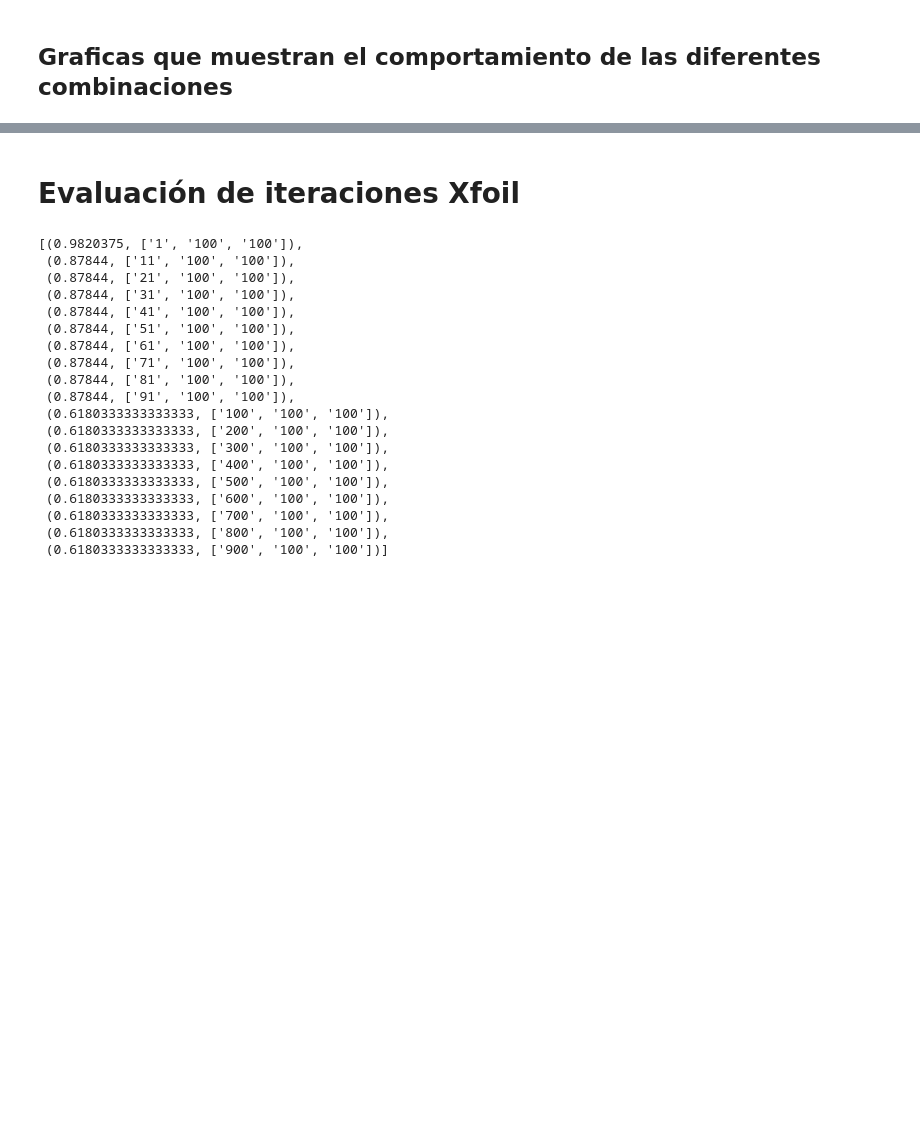
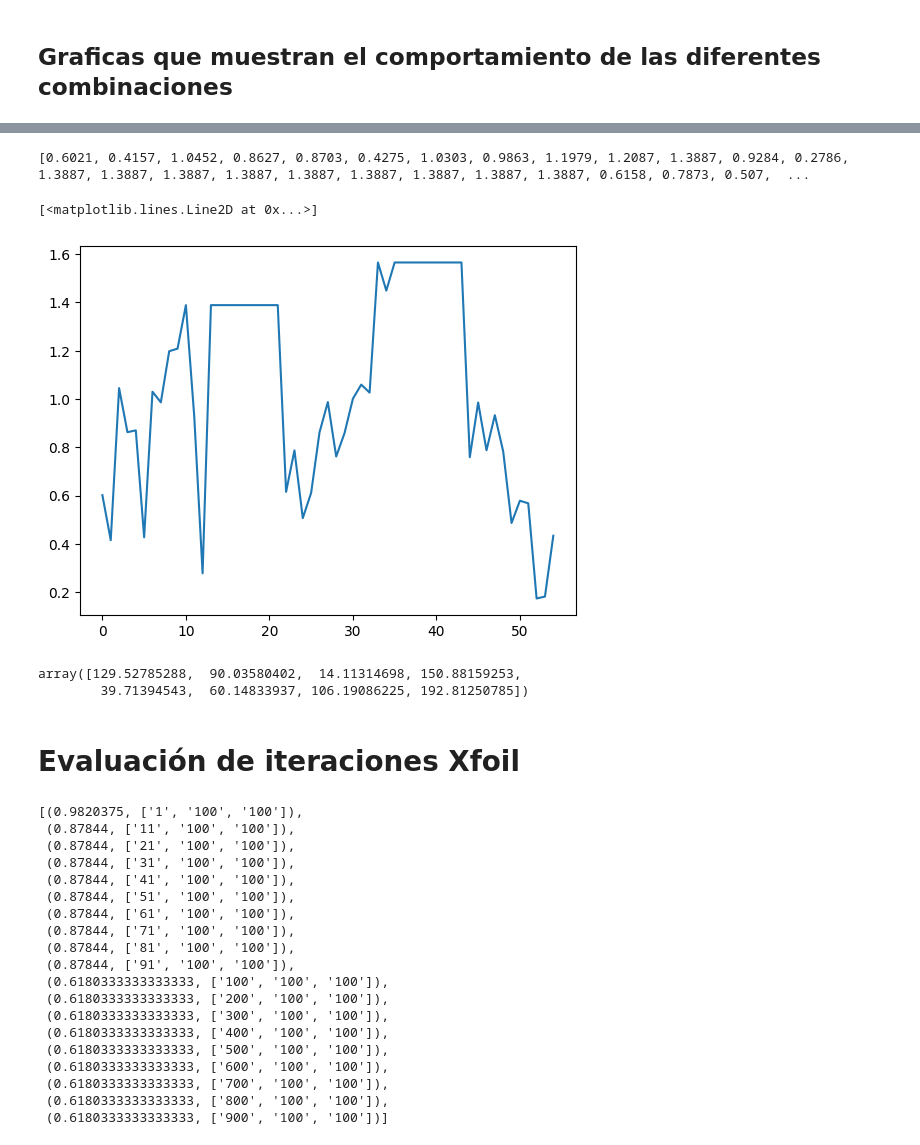
Before and after one commit to Kijoselo/opt_air, a Jupyter notebook: Eficiencia de todas las combinaciones.ipynb, the cells around one changed output, grey strips where cells are left out. Saved outputs shown, nothing was run; the diff lists cells and outputs as text; code cells hidden in the pictures; blank space fills up the shorter version.

```diff
--- a/Eficiencia de todas las combinaciones.ipynb
+++ b/Eficiencia de todas las combinaciones.ipynb
@@ -479,0 +526,8 @@ display(top)
+# %%
+n2=0
+top_order=[]
+while not queue_index.empty():
+    _,params = queue_index.get()
+    top_order.append((n2,params))
+    n2 += 1
+display(top_order)
@@ -524,0 +538,4 @@ plt.show()
+# %%
+x = list(map(lambda x: x[0], top_order))
+y = list(map(lambda x: x[1], top_order))
+plt.plot(x,y)
@@ -544,4 +562,10 @@ def evalue_sim(x):
         print("PermissionError")
     uid+=1
     return result
+# %%
+history=[]
+def evalue_sim_save(v_var):
+    results_opt=-evalue_sim(v_var)
+    history.append(results_opt)
+    return results_opt
 # %%
@@ -559,3 +600,18 @@ def evalue_sim(x):
+# %%
+history2=list(map(lambda x:-x,filter(lambda x:math.isfinite(x),history)))
+print(history2)
+# %% [output]
+[0.6021, 0.4157, 1.0452, 0.8627, 0.8703, 0.4275, 1.0303, 0.9863, 1.1979, 1.2087, 1.3887, 0.9284, 0.2786, 1.3887, 1.3887, 1.3887, 1.3887, 1.3887, 1.3887, 1.3887, 1.3887, 1.3887, 0.6158, 0.7873, 0.507,  ...
+# %%
+plt.plot(history2)
+# %% [output]
+[<matplotlib.lines.Line2D at 0x...>]
+[figure, added]
+# %%
+maxim.x
+# %% [output]
+array([129.52785288,  90.03580402,  14.11314698, 150.88159253,
+        39.71394543,  60.14833937, 106.19086225, 192.81250785])
 # %% [markdown]
 <h1> Evaluación de iteraciones Xfoil
 # %%
```
Also changed, not shown: parts of 49 cells of this notebook.
